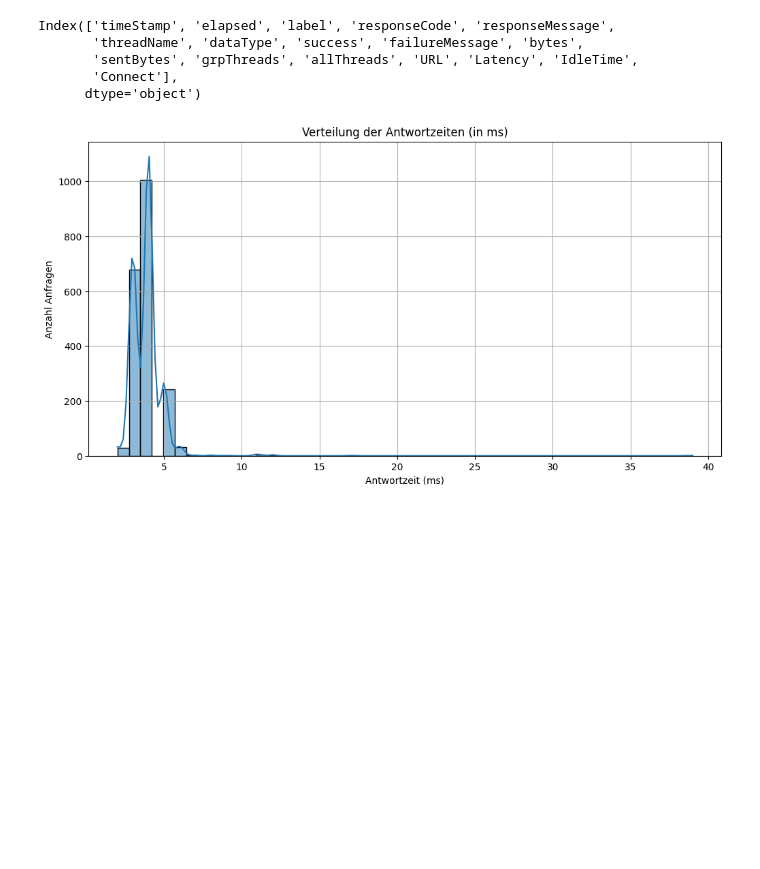
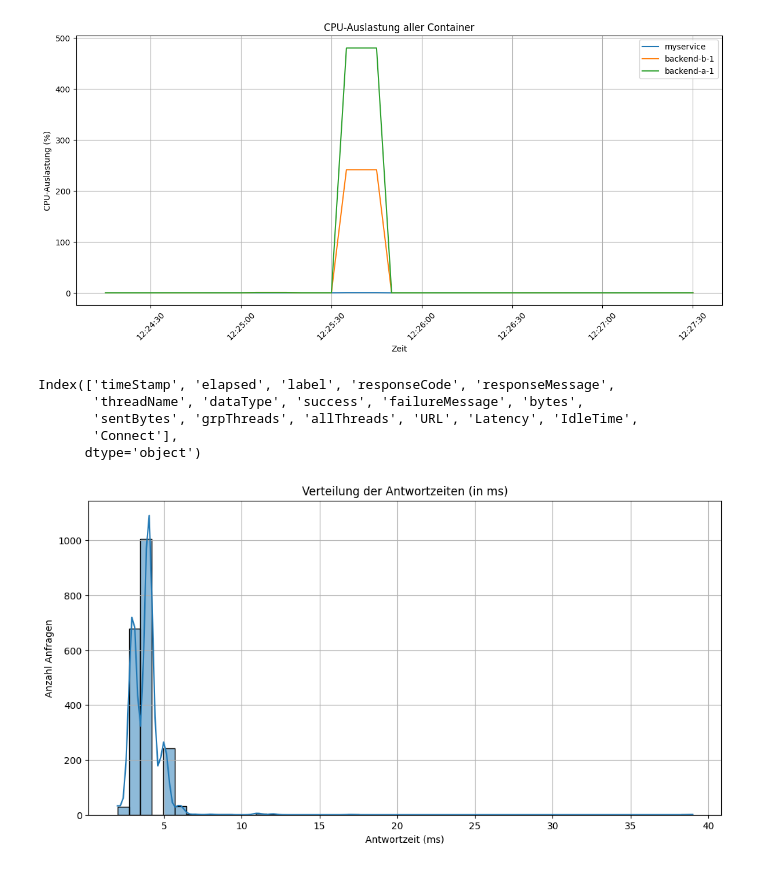
Before and after one commit to semmel92/BA_REIHS_PROJECT, a Jupyter notebook: BA_Notebook/jupyter-notebook.ipynb, the cells around one changed output. Saved outputs shown, nothing was run; the diff lists cells and outputs as text; code cells hidden in the pictures; blank space fills up the shorter version.

```diff
--- a/BA_Notebook/jupyter-notebook.ipynb
+++ b/BA_Notebook/jupyter-notebook.ipynb
@@ -18,6 +18,67 @@ Downloading tzdata-2025.2-py2.py3-none-any.whl (347 kB)
 Installing collected packages: pytz, tzdata, pandas, seaborn
    ━━━━━━━━━━━━━━━━━━━━━━━━━━━━━━━━━━━━━━━━ 4/4 [seaborn]m3/4 [seaborn]
 Successfully installed pandas-2.2.3 pytz-2025.2 seaborn-0.13.2 tzdata-2025.2
+# %%
+import requests
+import pandas as pd
+from datetime import datetime
+
+import matplotlib.pyplot as plt
+
+# 🔗 Prometheus-URL
+prometheus_url = "http://localhost:9090"
+
+# ⏱ Zeitraum definieren (aus Annotation z. B.)
+start_time = datetime.strptime("2025-05-23 12:24:15", "%Y-%m-%d %H:%M:%S")
+end_time = datetime.strptime("2025-05-23 12:27:30", "%Y-%m-%d %H:%M:%S")
+
+# UNIX-Timestamps
+start = int(start_time.timestamp())
+end = int(end_time.timestamp())
+step = "5s"
+
+# 📈 PromQL Query
+promql_query = 'dockerstats_cpu_usage_ratio{name=~"myservice|backend-a-1|backend-b-1"}'
+
+# 📡 Prometheus API Query
+response = requests.get(f"{prometheus_url}/api/v1/query_range", params={
+    "query": promql_query,
+    "start": start,
+    "end": end,
+    "step": step
+})
+
+# 🔄 Datenverarbeitung
+data = response.json()
+results = []
+
+for serie in data["data"]["result"]:
+    container_name = serie["metric"]["name"]
+    timestamps = [datetime.fromtimestamp(float(v[0])) for v in serie["values"]]
+    values = [float(v[1]) for v in serie["values"]]
+    df = pd.DataFrame({"time": timestamps, container_name: values})
+    results.append(df.set_index("time"))
+
+# ⬆️ Merge aller Container-Zeitreihen
+if results:
+    df_all = pd.concat(results, axis=1)
+
+    # 📊 Plot
+    plt.figure(figsize=(12, 6))
+    for column in df_all.columns:
+        plt.plot(df_all.index, df_all[column], label=column)
+    plt.title("CPU-Auslastung aller Container")
+    plt.xlabel("Zeit")
+    plt.ylabel("CPU-Auslastung (%)")
+    plt.legend()
+    plt.xticks(rotation=45)
+    plt.grid(True)
+    plt.tight_layout()
+    plt.show()
+else:
+    print("⚠️ Keine Daten gefunden.")
+# %% [output]
+[figure, added]
 # %%
 import pandas as pd
 import matplotlib.pyplot as plt
```
Also changed, not shown: 1 other file.
